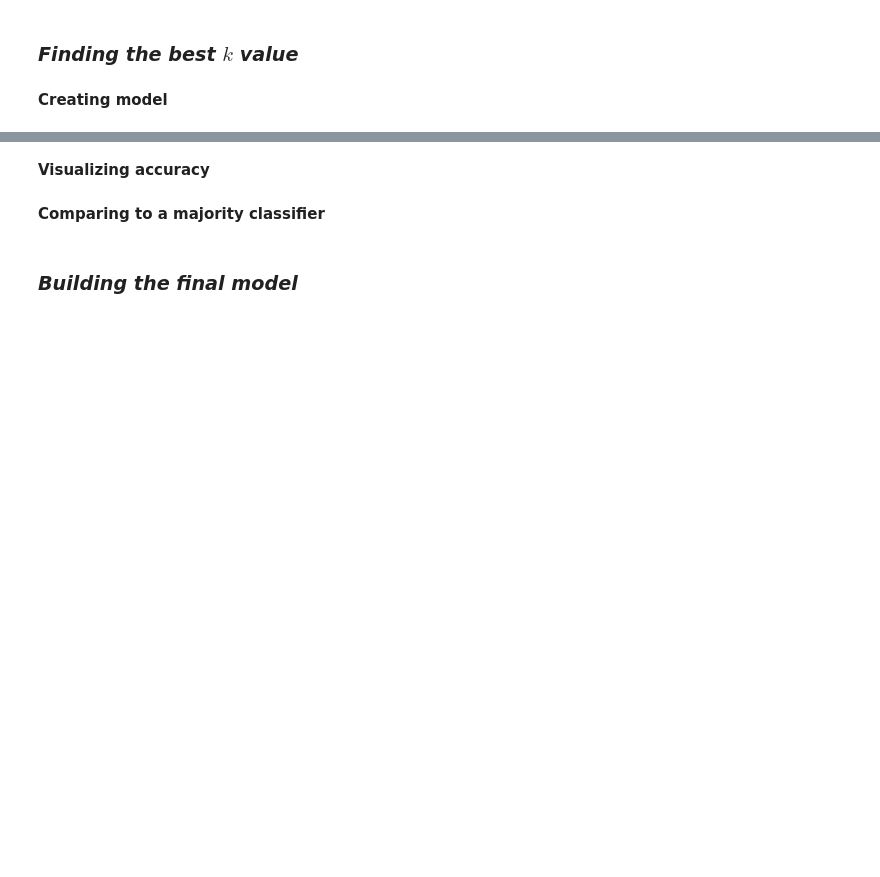
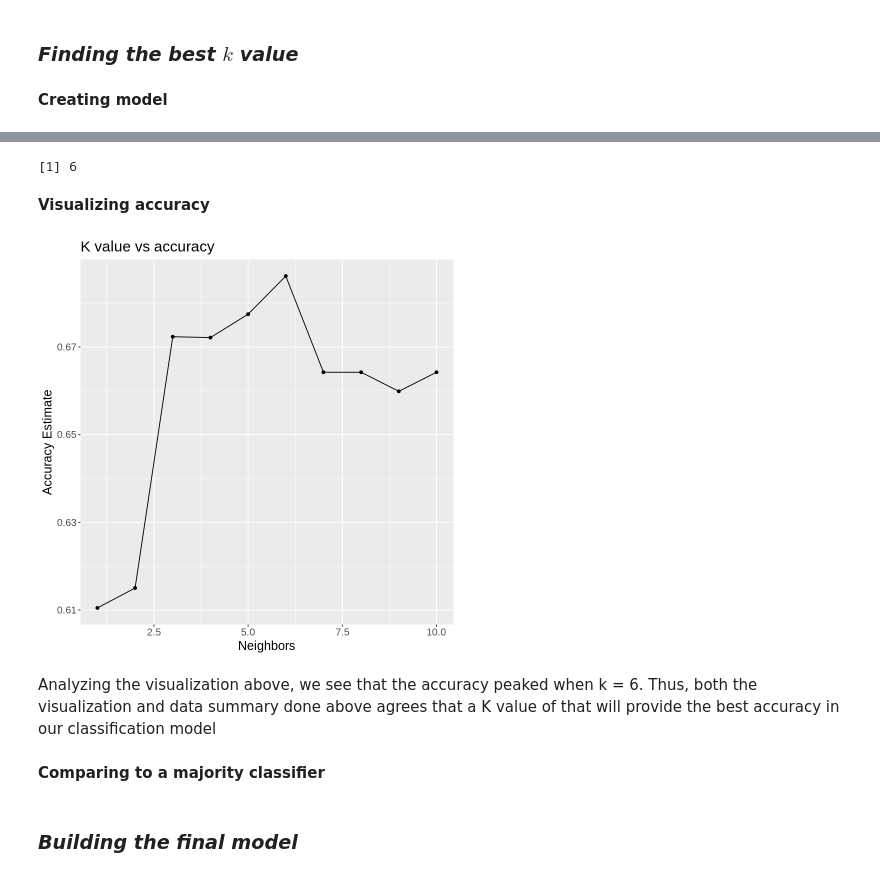
Before and after one commit to brucezhang25/DSCI100-010---26, a Jupyter notebook: GroupProjectReport.ipynb, the cells around one changed output, grey strips where cells are left out. Cells and saved outputs as stored; diff of their text form; code cells hidden in the pictures; blank space fills up the shorter version.

```diff
--- a/GroupProjectReport.ipynb
+++ b/GroupProjectReport.ipynb
@@ -41,5 +159,51 @@ Thus, the question being addressed is: ***Can heart disease be accurately predic
+# %%
+set.seed(1)
+
+#preprocesssing the data
+Heart_recipe <- recipe(target ~ thalach + oldpeak, data = heart_training) |>
+        step_scale(all_predictors()) |>
+        step_center(all_predictors())
+
+#Tunning the model
+Heart_spec <- nearest_neighbor(weight_func = "rectangular",
+                               neighbors = tune()) |>
+        set_engine("kknn") |>
+        set_mode("classification")
+
+#Creating 5-fold cross validation
+Heart_vfold <- vfold_cv(heart_training, v = 5, strata = target)
+
+#Testing K values from 1 to 10
+k_vals <- tibble(neighbors = seq(from = 1, to = 10, by = 1))
+
+k_model <- workflow() |>
+        add_recipe(Heart_recipe) |>
+        add_model(Heart_spec) |>
+        tune_grid(resamples = Heart_vfold, grid = k_vals) |>
+        collect_metrics() |>
+        filter(.metric == "accuracy")
+
+best_k <- k_model |>
+        arrange(desc(mean)) |>
+        head(1) |>
+        pull(neighbors)
+best_k
+# %% [output]
+[1] 6
 # %% [markdown]
 **Visualizing accuracy**
+# %%
+#Creating a scatter plot based on the model build above
+k_plot <- ggplot(k_model, aes(x = neighbors, y = mean)) +
+        geom_point() +
+        geom_line() +
+        labs(x = "Neighbors", y = "Accuracy Estimate", title = "K value vs accuracy") +
+        theme(text = element_text(size = 15))
+k_plot
+# %% [output]
+[figure, added]
+# %% [markdown]
+Analyzing the visualization above, we see that the accuracy peaked when k = 6. Thus, both the visualization and data summary done above agrees that a K value of that will provide the best accuracy in our classification model
 # %% [markdown]
 **Comparing to a majority classifier**
 # %% [markdown]
```
Also changed, not shown: parts of 16 cells of this notebook.
